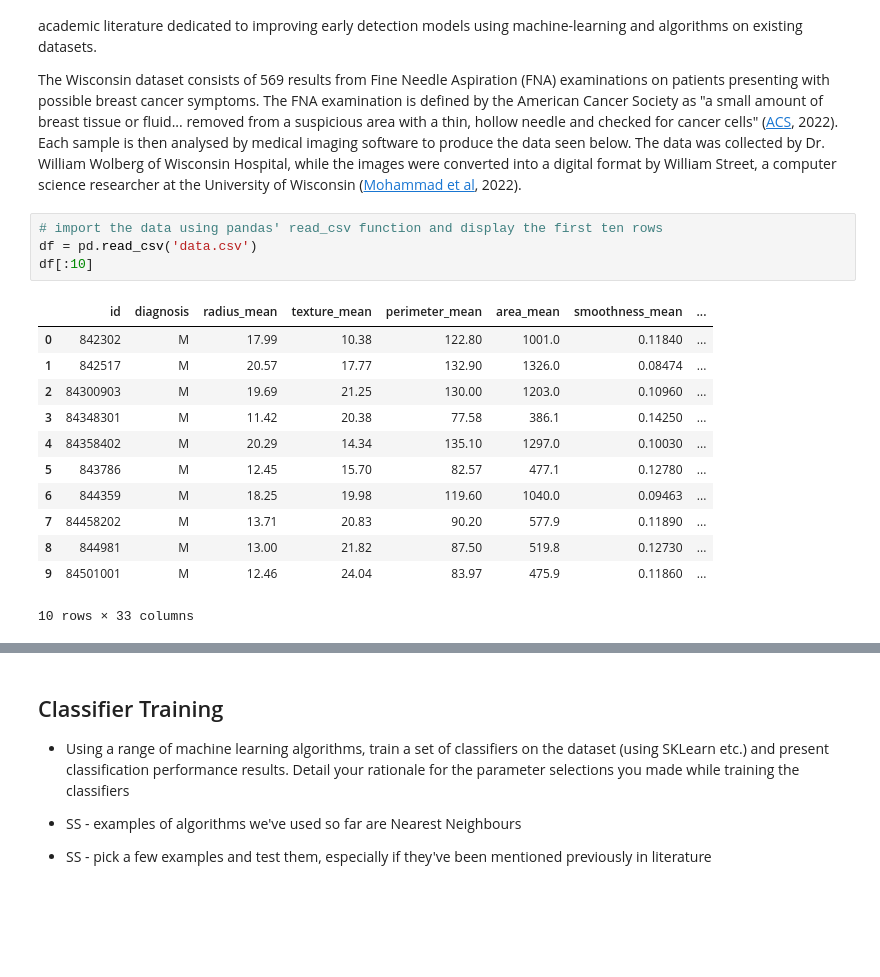
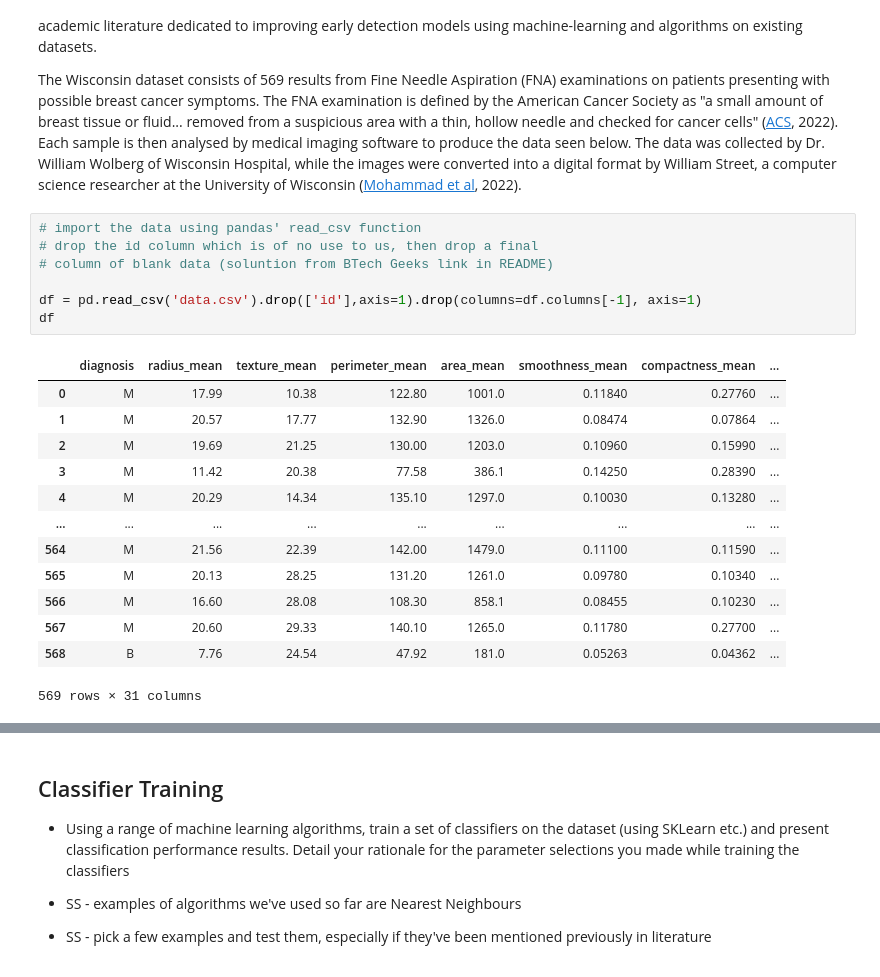
Before and after one commit to kiehozero/atu-progda-assignment-2, a Jupyter notebook: assignment.ipynb, the cells around one changed output, grey strips where cells are left out. Drawn from its saved outputs; the diff is of its cells as text; blank space fills up the shorter version.

```diff
--- a/assignment.ipynb
+++ b/assignment.ipynb
@@ -17,19 +17,23 @@ Breast cancer is the second most common cancer after lung cancer, and affects ab
 
 The Wisconsin dataset consists of 569 results from Fine Needle Aspiration (FNA) examinations on patients presenting with possible breast cancer symptoms. The FNA examination is defined by the American Cancer Society as "a small amount of breast tissue or fluid... removed from a suspicious area with a thin, hollow needle and checked for cancer cells" ([ACS](https://www.cancer.org/cancer/breast-cancer/screening-tests-and-early-detection/breast-biopsy/fine-needle-aspiration-biopsy-of-the-breast.html), 2022). Each sample is then analysed by medical imaging software to produce the data seen below. The data was collected by Dr. William Wolberg of Wisconsin Hospital, while the images were converted into a digital format by William Street, a computer science researcher at the University of Wisconsin ([Mohammad et al](https://www.hindawi.com/journals/abb/2022/6187275/), 2022).
 # %%
-# import the data using pandas' read_csv function and display the first ten rows
-df = pd.read_csv('data.csv')
-df[:10]
+# import the data using pandas' read_csv function
+# drop the id column which is of no use to us, then drop a final
+# column of blank data (soluntion from BTech Geeks link in README)
+
+df = pd.read_csv('data.csv').drop(['id'],axis=1).drop(columns=df.columns[-1], axis=1)
+df
 # %% [output]
-|  | id | diagnosis | radius_mean | texture_mean | perimeter_mean | area_mean | smoothness_mean | ... |
-| 0 | 842302 | M | 17.99 | 10.38 | 122.80 | 1001.0 | 0.11840 | ... |
-| 1 | 842517 | M | 20.57 | 17.77 | 132.90 | 1326.0 | 0.08474 | ... |
-| 2 | 84300903 | M | 19.69 | 21.25 | 130.00 | 1203.0 | 0.10960 | ... |
-| 3 | 84348301 | M | 11.42 | 20.38 | 77.58 | 386.1 | 0.14250 | ... |
-| 4 | 84358402 | M | 20.29 | 14.34 | 135.10 | 1297.0 | 0.10030 | ... |
-| 5 | 843786 | M | 12.45 | 15.70 | 82.57 | 477.1 | 0.12780 | ... |
-| 6 | 844359 | M | 18.25 | 19.98 | 119.60 | 1040.0 | 0.09463 | ... |
-| 7 | 84458202 | M | 13.71 | 20.83 | 90.20 | 577.9 | 0.11890 | ... |
-| 8 | 844981 | M | 13.00 | 21.82 | 87.50 | 519.8 | 0.12730 | ... |
-| 9 | 84501001 | M | 12.46 | 24.04 | 83.97 | 475.9 | 0.11860 | ... |
+|  | diagnosis | radius_mean | texture_mean | perimeter_mean | area_mean | smoothness_mean | compactness_mean | ... |
+| 0 | M | 17.99 | 10.38 | 122.80 | 1001.0 | 0.11840 | 0.27760 | ... |
+| 1 | M | 20.57 | 17.77 | 132.90 | 1326.0 | 0.08474 | 0.07864 | ... |
+| 2 | M | 19.69 | 21.25 | 130.00 | 1203.0 | 0.10960 | 0.15990 | ... |
+| 3 | M | 11.42 | 20.38 | 77.58 | 386.1 | 0.14250 | 0.28390 | ... |
+| 4 | M | 20.29 | 14.34 | 135.10 | 1297.0 | 0.10030 | 0.13280 | ... |
+| ... | ... | ... | ... | ... | ... | ... | ... | ... |
+| 564 | M | 21.56 | 22.39 | 142.00 | 1479.0 | 0.11100 | 0.11590 | ... |
+| 565 | M | 20.13 | 28.25 | 131.20 | 1261.0 | 0.09780 | 0.10340 | ... |
+| 566 | M | 16.60 | 28.08 | 108.30 | 858.1 | 0.08455 | 0.10230 | ... |
+| 567 | M | 20.60 | 29.33 | 140.10 | 1265.0 | 0.11780 | 0.27700 | ... |
+| 568 | B | 7.76 | 24.54 | 47.92 | 181.0 | 0.05263 | 0.04362 | ... |
-10 rows × 33 columns
+569 rows × 31 columns
```
Also changed, not shown: parts of 24 cells of this notebook, 1 other file.
